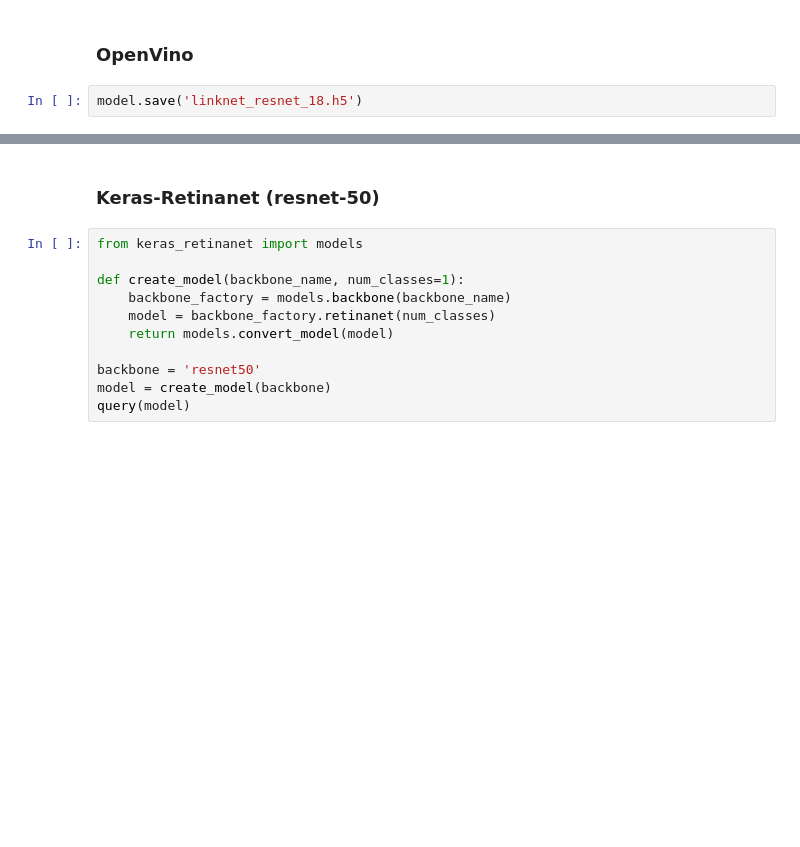
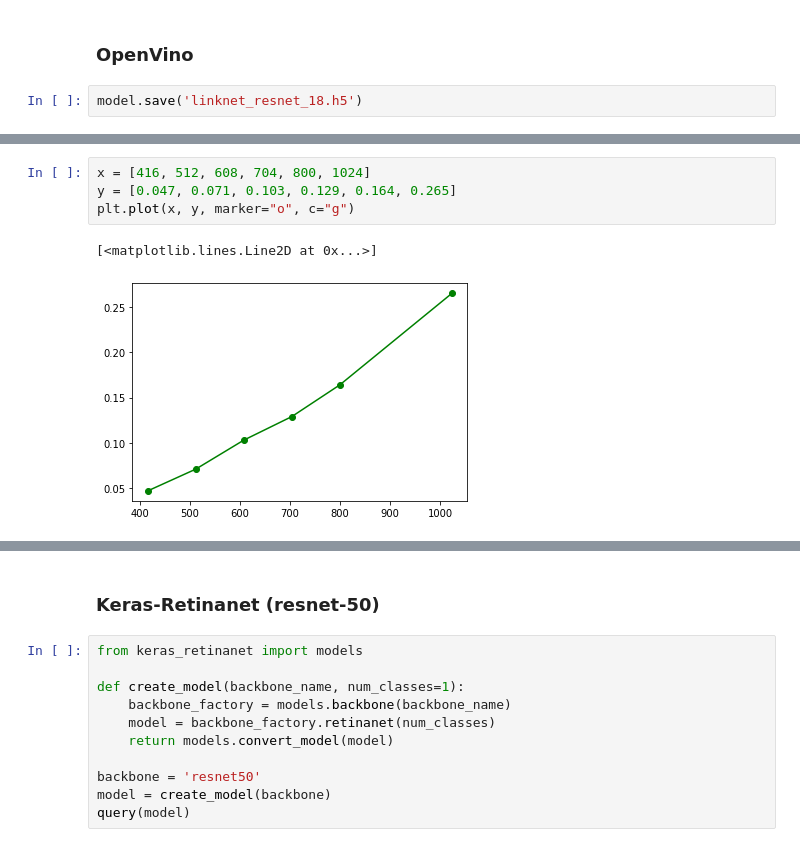
Before and after one commit to lacmus-foundation/lacmus-research, a Jupyter notebook: performance_comparison.ipynb, the cells around one changed output, grey strips where cells are left out. Drawn from its saved outputs; the diff is of its cells as text; blank space fills up the shorter version.

```diff
--- a/performance_comparison.ipynb
+++ b/performance_comparison.ipynb
@@ -410,0 +551,7 @@ make 4 predictions:
+# %%
+x = [416, 512, 608, 704, 800, 1024]
+y = [0.047, 0.071, 0.103, 0.129, 0.164, 0.265]
+plt.plot(x, y, marker="o", c="g")
+# %% [output]
+[<matplotlib.lines.Line2D at 0x...>]
+[figure, added]
```
Also changed, not shown: parts of 14 cells of this notebook, 1 other file.
